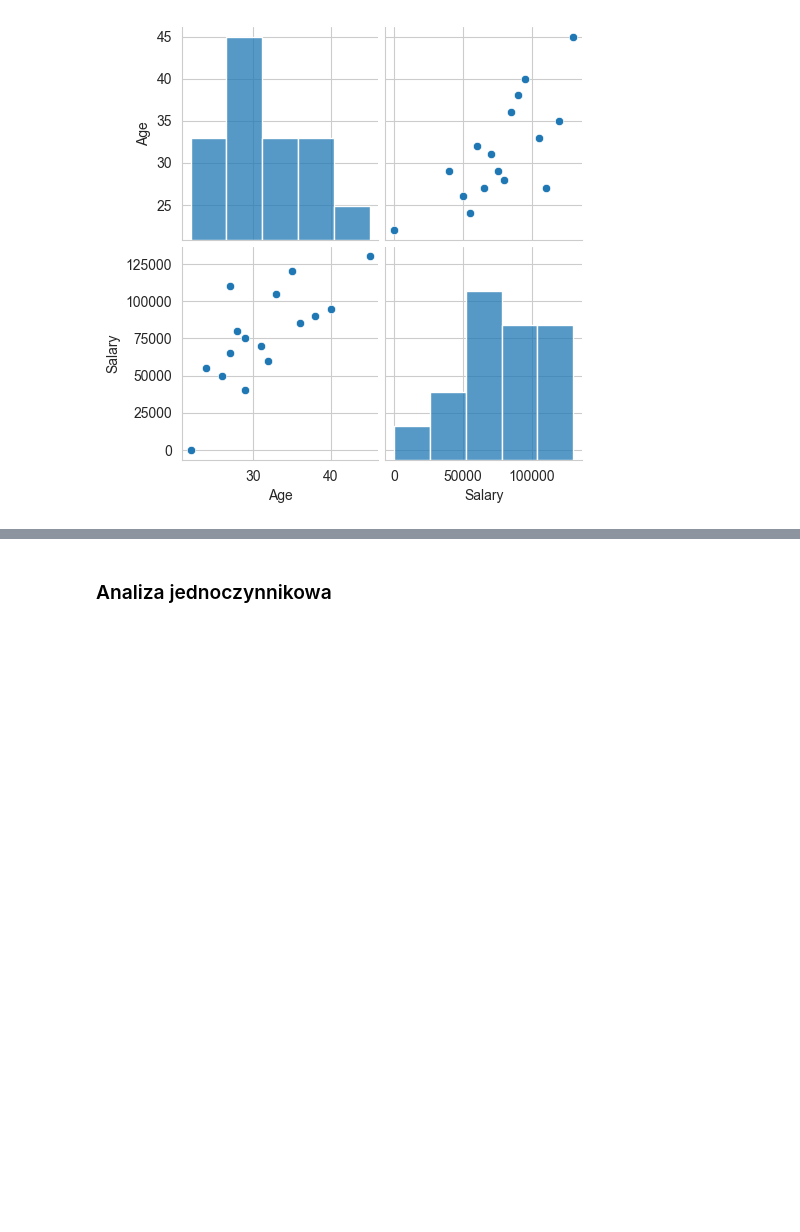
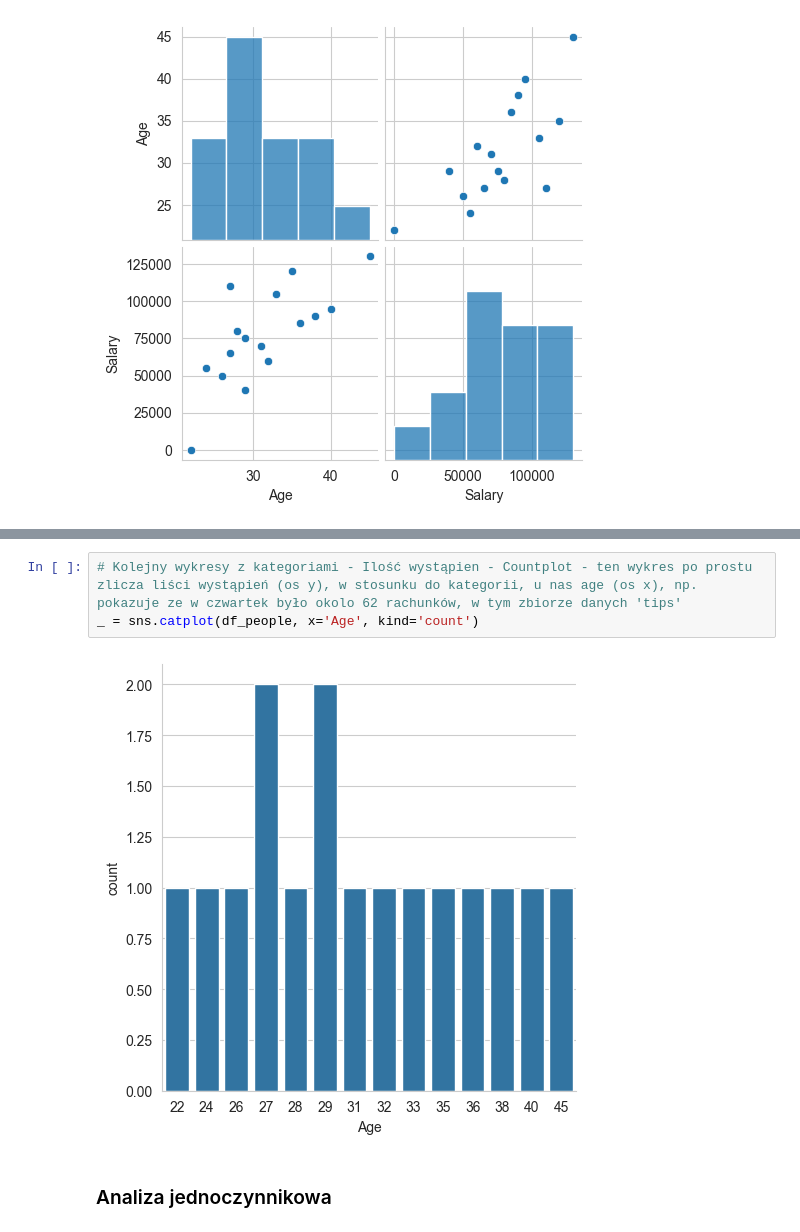
Before and after one commit to PawelWil/PARTII_PawelWiltos_Python_Pandas_Seaborn, a Jupyter notebook: Kod/04_seaborn_WYKRESY_ZŁOŻONE_To_Jest_Czesc_Pythona/05_praca_z_danymi.ipynb, the cells around one changed output, grey strips where cells are left out. Drawn from its saved outputs; the diff is of its cells as text; blank space fills up the shorter version.

```diff
--- a/Kod/04_seaborn_WYKRESY_ZŁOŻONE_To_Jest_Czesc_Pythona/05_praca_z_danymi.ipynb
+++ b/Kod/04_seaborn_WYKRESY_ZŁOŻONE_To_Jest_Czesc_Pythona/05_praca_z_danymi.ipynb
@@ -75,3 +81,8 @@ _ = sns.pairplot(df_people) # Robię to za pomocą komendy ' pairplot' i tu daje
+# %%
+# Kolejny wykresy z kategoriami - Ilość wystąpien - Countplot - ten wykres po prostu zlicza liści wystąpień (os y), w stosunku do kategorii, u nas age (os x), np. pokazuje ze w czwartek było okolo 62 rachunków, w tym zbiorze danych 'tips'
+_ = sns.catplot(df_people, x='Age', kind='count')
+# %% [output]
+[figure, added]
 # %% [markdown]
 ### Analiza jednoczynnikowa
 # %%
```
Also changed, not shown: parts of 2 cells of this notebook.
